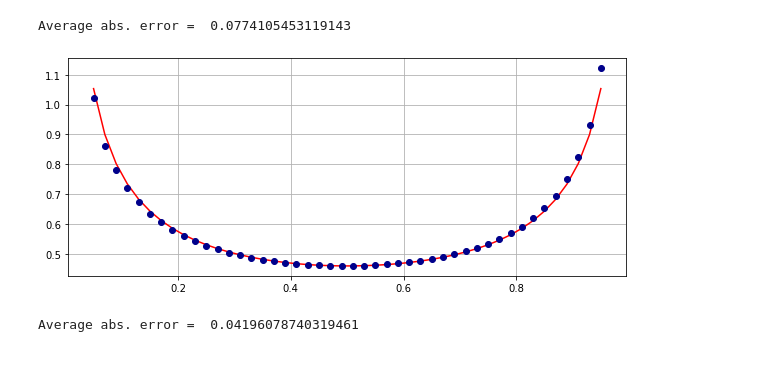
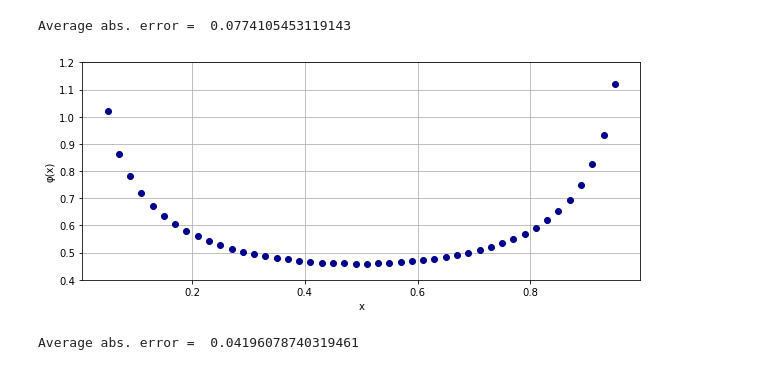
Before and after one commit to andredolbnin/Diploma, a Jupyter notebook: Model1/1Reg.ipynb, the cells around one changed output. Cells and saved outputs as stored; diff of their text form; code cells hidden in the pictures.

```diff
--- a/Model1/1Reg.ipynb
+++ b/Model1/1Reg.ipynb
@@ -108,18 +108,21 @@ res1 = Processing(50)
 # %% [output]
 Average abs. error =  0.0774105453119143
 # %%
-plt.rcParams['figure.figsize'] = [10, 4]
+plt.rcParams['figure.figsize'] = [10, 4] #took in
 
-plt.plot(res1[0][2: res1[5] - 2], res1[3][2: res1[5] - 2], color = 'red')
+#plt.plot(res1[0][2: res1[5] - 2], res1[3][2: res1[5] - 2], color = 'red')
 plt.plot(res1[0][2: res1[5] - 2], res1[2][2: res1[5] - 2], 'bo', color = 'darkblue')
 
 #plt.xlim(0.0, 0.5)
-#plt.ylim(0.4, 1.6)
+plt.ylim(0.4, 1.2)
+
+plt.xlabel("x")
+plt.ylabel("φ(x)")
 
 plt.grid()
 plt.show()
 # %% [output]
-[figure, old version]
+[figure, new version]
 # %%
 res2 = Processing(100)
 # %% [output]
```
Also changed, not shown: 6 other files.
